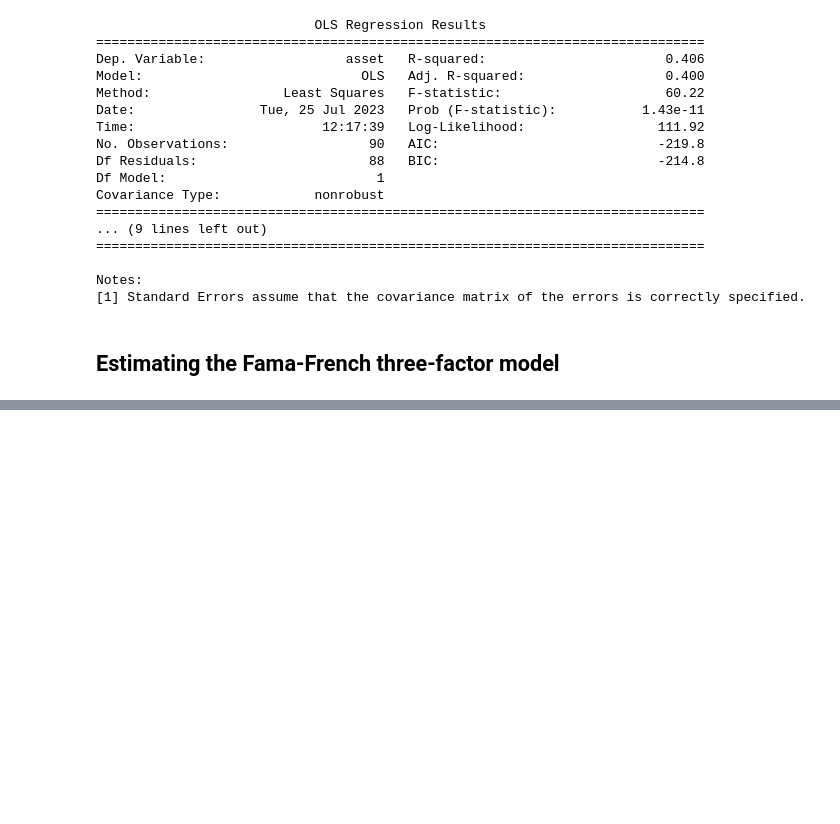
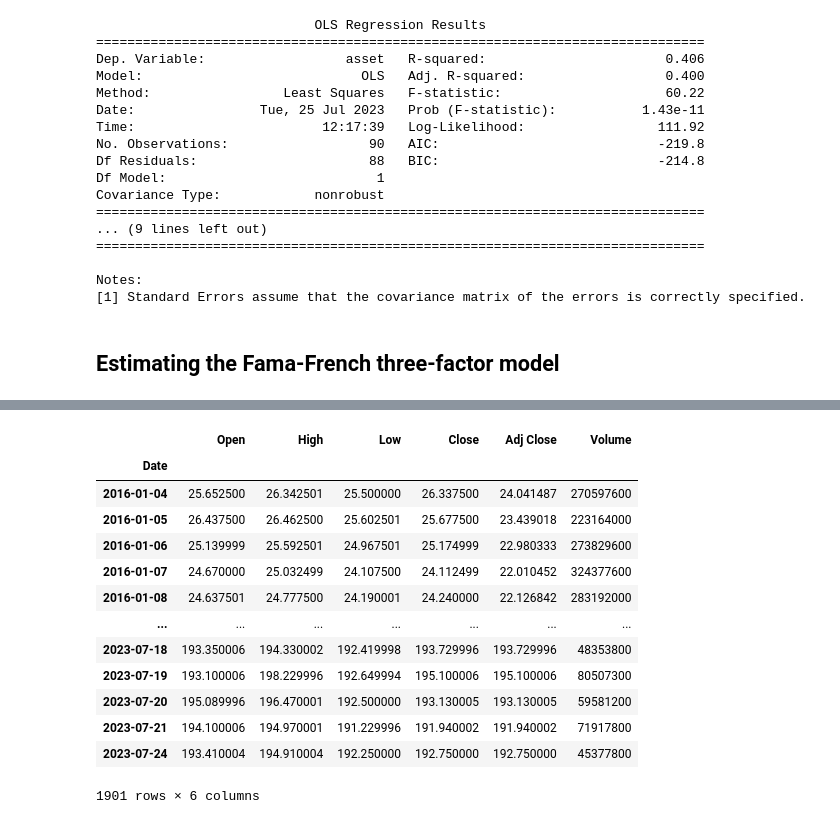
Before and after one commit to AmirGhnbr/multi_factor_models, a Jupyter notebook: multi_factor_models.ipynb, the cells around one changed output, grey strips where cells are left out. Drawn from its saved outputs; the diff is of its cells as text; code cells hidden in the pictures; blank space fills up the shorter version.

```diff
--- a/multi_factor_models.ipynb
+++ b/multi_factor_models.ipynb
@@ -232,4 +232,4 @@ Notes:
 # %%
 import pandas_datareader.data as web
 # %%
-ASSET
+ASSET = "AAPL"
@@ -235,0 +275,21 @@ ASSET
+# %%
+asset_df = yf.download(ASSET,
+                       start=START_DATE,
+                       end=END_DATE,
+                       progress=False)
+asset_df
+# %% [output]
+|  | Open | High | Low | Close | Adj Close | Volume |
+| Date |  |  |  |  |  |  |
+| 2016-01-04 | 25.652500 | 26.342501 | 25.500000 | 26.337500 | 24.041487 | 270597600 |
+| 2016-01-05 | 26.437500 | 26.462500 | 25.602501 | 25.677500 | 23.439018 | 223164000 |
+| 2016-01-06 | 25.139999 | 25.592501 | 24.967501 | 25.174999 | 22.980333 | 273829600 |
+| 2016-01-07 | 24.670000 | 25.032499 | 24.107500 | 24.112499 | 22.010452 | 324377600 |
+| 2016-01-08 | 24.637501 | 24.777500 | 24.190001 | 24.240000 | 22.126842 | 283192000 |
+| ... | ... | ... | ... | ... | ... | ... |
+| 2023-07-18 | 193.350006 | 194.330002 | 192.419998 | 193.729996 | 193.729996 | 48353800 |
+| 2023-07-19 | 193.100006 | 198.229996 | 192.649994 | 195.100006 | 195.100006 | 80507300 |
+| 2023-07-20 | 195.089996 | 196.470001 | 192.500000 | 193.130005 | 193.130005 | 59581200 |
+| 2023-07-21 | 194.100006 | 194.970001 | 191.229996 | 191.940002 | 191.940002 | 71917800 |
+| 2023-07-24 | 193.410004 | 194.910004 | 192.250000 | 192.750000 | 192.750000 | 45377800 |
+1901 rows × 6 columns
```
Also changed, not shown: parts of 7 cells of this notebook.
